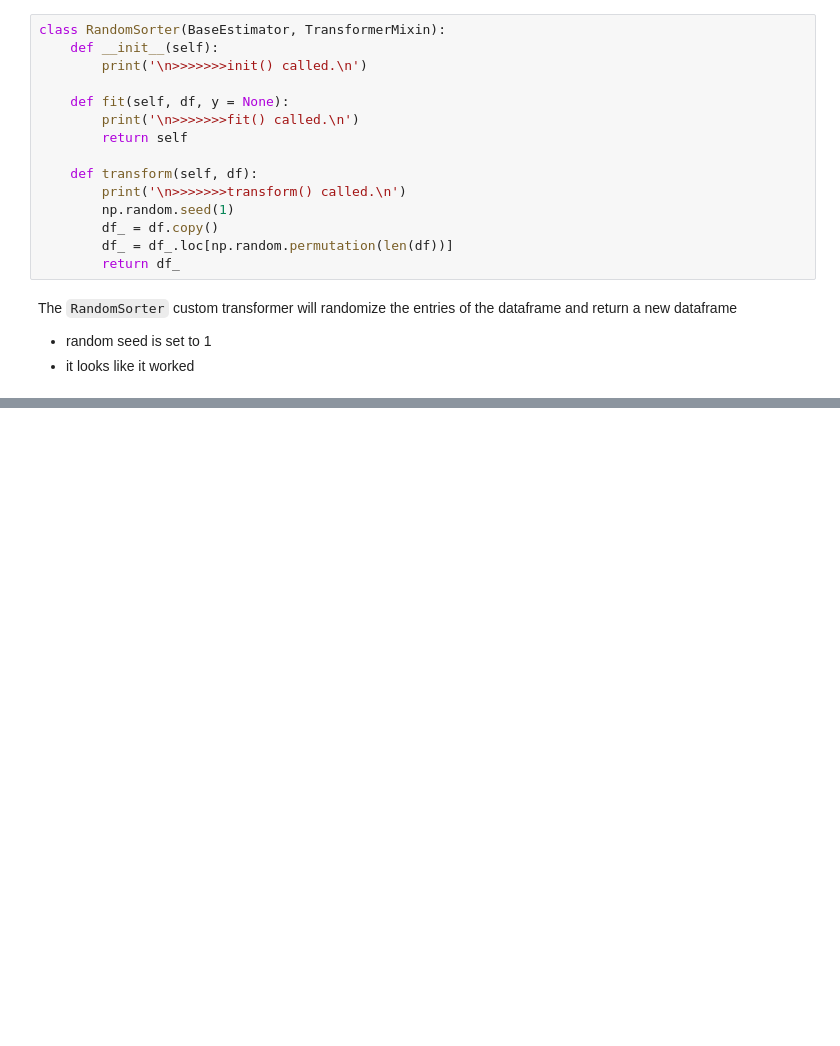
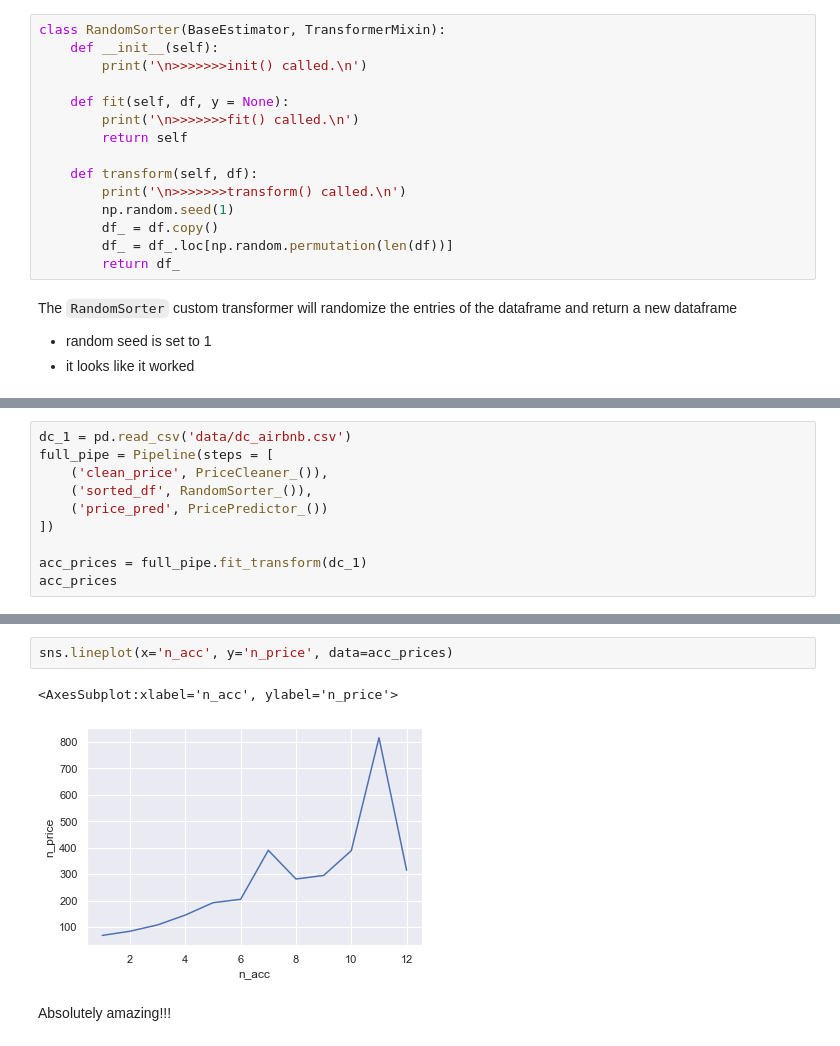
Before and after one commit to harera3/ML_Blueprints, a Jupyter notebook: 01_Predicting_AirBnB_Rental_Price.ipynb, the cells around one changed output, grey strips where cells are left out. Cells and saved outputs as stored; diff of their text form; blank space fills up the shorter version.

Commit message:
10. price predictor

```diff
--- a/01_Predicting_AirBnB_Rental_Price.ipynb
+++ b/01_Predicting_AirBnB_Rental_Price.ipynb
@@ -403,0 +508,10 @@ dc1_sorted.head(5)
+# %%
+dc_1 = pd.read_csv('data/dc_airbnb.csv')
+full_pipe = Pipeline(steps = [
+    ('clean_price', PriceCleaner_()),
+    ('sorted_df', RandomSorter_()),
+    ('price_pred', PricePredictor_())
+])
+
+acc_prices = full_pipe.fit_transform(dc_1)
+acc_prices
@@ -403,0 +532,7 @@ dc1_sorted.head(5)
+# %%
+sns.lineplot(x='n_acc', y='n_price', data=acc_prices)
+# %% [output]
+<AxesSubplot:xlabel='n_acc', ylabel='n_price'>
+[figure, added]
+# %% [markdown]
+Absolutely amazing!!!
```
Also changed, not shown: parts of 9 cells of this notebook.
